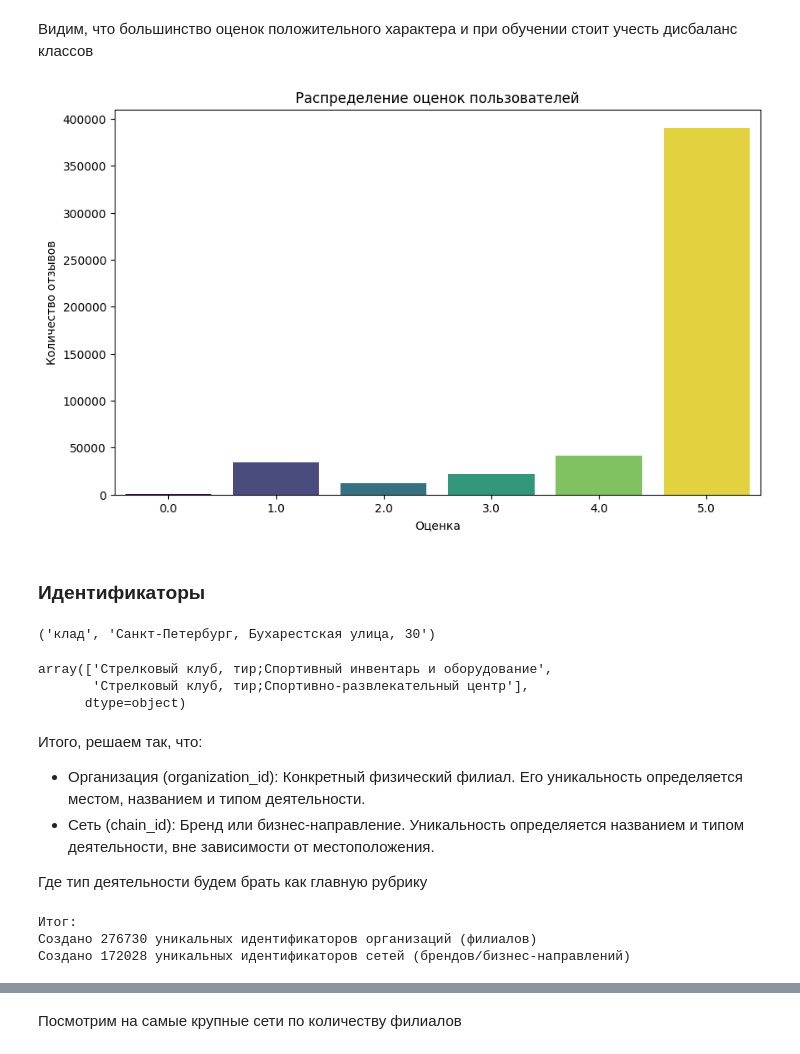
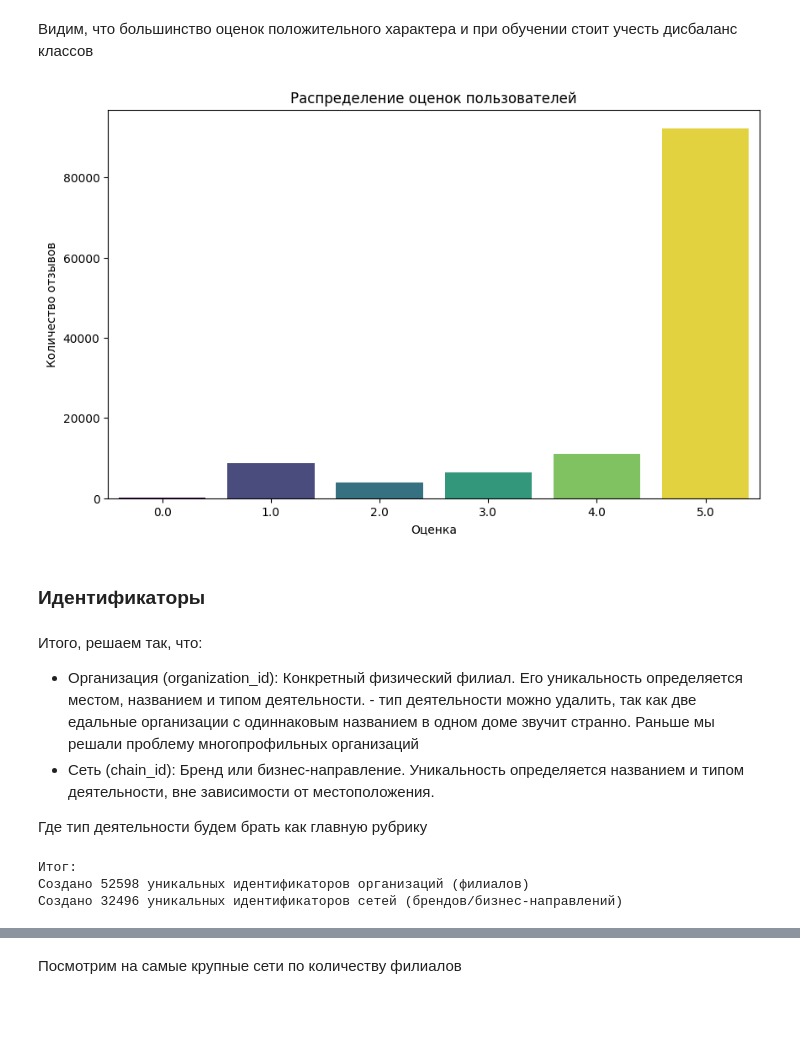
Before and after one commit to Zaides01/GP3, a Jupyter notebook: EDA.ipynb, the cells around one changed output, grey strips where cells are left out. Cells and saved outputs as stored; diff of their text form; code cells hidden in the pictures; blank space fills up the shorter version.

```diff
--- a/EDA.ipynb
+++ b/EDA.ipynb
@@ -475,0 +480,5 @@ df.head()
+# %%
+eda_orgs = ["Кафе", "Ресторан", "Бар, паб", "Быстрое питание", "Доставка еды и обедов", "Кофейня", "Пиццерия", "Банкетный зал", "Суши-бар", "Кондитерская", "Пекарня", "Столовая", "Кальян-бар"]
+search_pattern = '|'.join([re.escape(rubric) for rubric in eda_orgs])
+mask = df['rubrics'].str.contains(search_pattern)
+df_new = df[mask].copy()
@@ -570,50 +580,36 @@ Name: rating, dtype: float64
 Видим, что большинство оценок положительного характера и при обучении стоит учесть дисбаланс классов
 # %%
 plt.figure(figsize=(10, 6))
-sns.countplot(x='rating', data=df, palette='viridis', hue='rating', legend=False)
+sns.countplot(x='rating', data=df_new, palette='viridis', hue='rating', legend=False)
 plt.title('Распределение оценок пользователей')
 plt.xlabel('Оценка')
 plt.ylabel('Количество отзывов')
 plt.show()
 # %% [output]
-[figure, old version]
+[figure, new version]
 # %% [markdown]
 ### Идентификаторы
-# %%
-multi_profile_orgs = df.groupby(['name_ru_normalized', 'address'])['rubrics'].nunique()
-multi_profile_orgs = multi_profile_orgs[multi_profile_orgs > 1]
-multi_profile_orgs = multi_profile_orgs.sort_values(ascending=False)
-top_name = multi_profile_orgs.sample(1).index
-
-org_df = df[df['name_ru_normalized'] == top_name[0][0]]
-print(top_name[0])
-org_df['rubrics'].unique()
-# %% [output]
-('клад', 'Санкт-Петербург, Бухарестская улица, 30')
-array(['Стрелковый клуб, тир;Спортивный инвентарь и оборудование',
-       'Стрелковый клуб, тир;Спортивно-развлекательный центр'],
-      dtype=object)
 # %% [markdown]
 Итого, решаем так, что:
-* Организация (organization_id): Конкретный физический филиал. Его уникальность определяется местом, названием и типом деятельности.
+* Организация (organization_id): Конкретный физический филиал. Его уникальность определяется местом, названием и типом деятельности. - тип деятельности можно удалить, так как две едальные организации с одиннаковым названием в одном доме звучит странно. Раньше мы решали проблему многопрофильных организаций
 * Сеть (chain_id): Бренд или бизнес-направление. Уникальность определяется названием и типом деятельности, вне зависимости от местоположения.
 
 Где тип деятельности будем брать как главную рубрику
 # %%
-df['organization_id'] = df['address'] + '|' + df['main_rubric'] + '|' + df['name_ru_normalized']
-df['chain_id'] = df['main_rubric'] + '|' + df['name_ru_normalized']
+df_new['organization_id'] = df_new['address'] + '|' + df_new['name_ru_normalized']
+df_new['chain_id'] = df_new['main_rubric'] + '|' + df_new['name_ru_normalized']
 
-df['organization_id'] = pd.factorize(df['organization_id'])[0]
-df['chain_id'] = pd.factorize(df['chain_id'])[0]
+df_new['organization_id'] = pd.factorize(df_new['organization_id'])[0]
+df_new['chain_id'] = pd.factorize(df_new['chain_id'])[0]
 
-num_orgs = df['organization_id'].nunique()
-num_chains = df['chain_id'].nunique()
+num_orgs = df_new['organization_id'].nunique()
+num_chains = df_new['chain_id'].nunique()
 
 print(f"\nИтог:")
 print(f"Создано {num_orgs} уникальных идентификаторов организаций (филиалов)")
 print(f"Создано {num_chains} уникальных идентификаторов сетей (брендов/бизнес-направлений)")
 # %% [output]
 Итог:
-Создано 276730 уникальных идентификаторов организаций (филиалов)
-Создано 172028 уникальных идентификаторов сетей (брендов/бизнес-направлений)
+Создано 52598 уникальных идентификаторов организаций (филиалов)
+Создано 32496 уникальных идентификаторов сетей (брендов/бизнес-направлений)
 # %%
```
Also changed, not shown: parts of 31 cells of this notebook, 1 other file.
